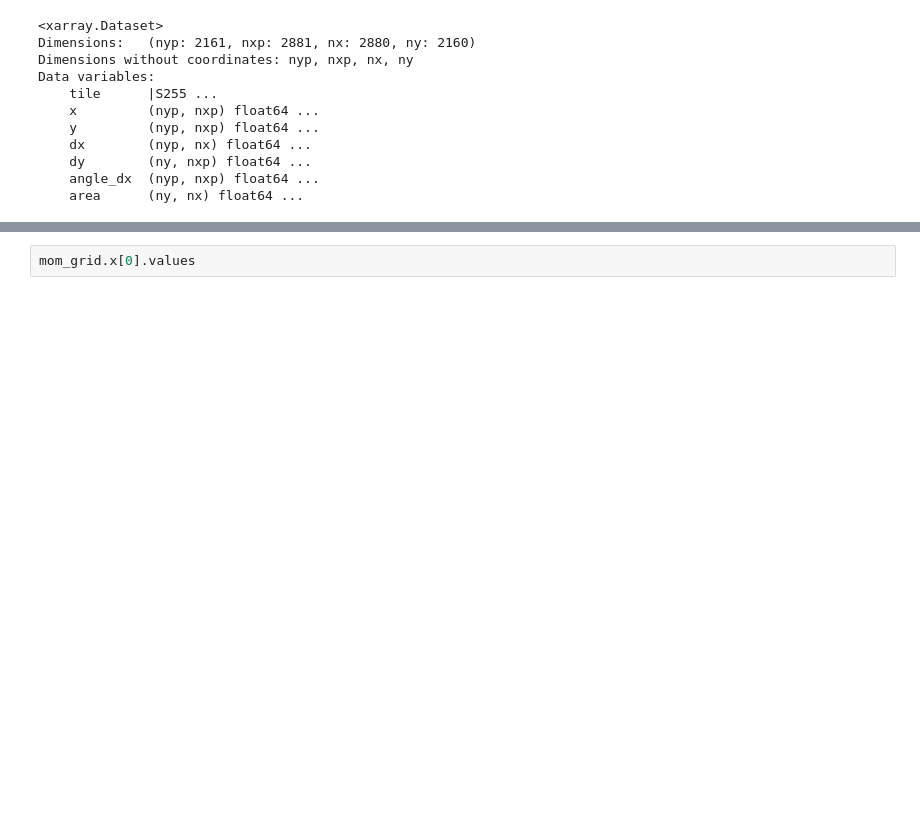
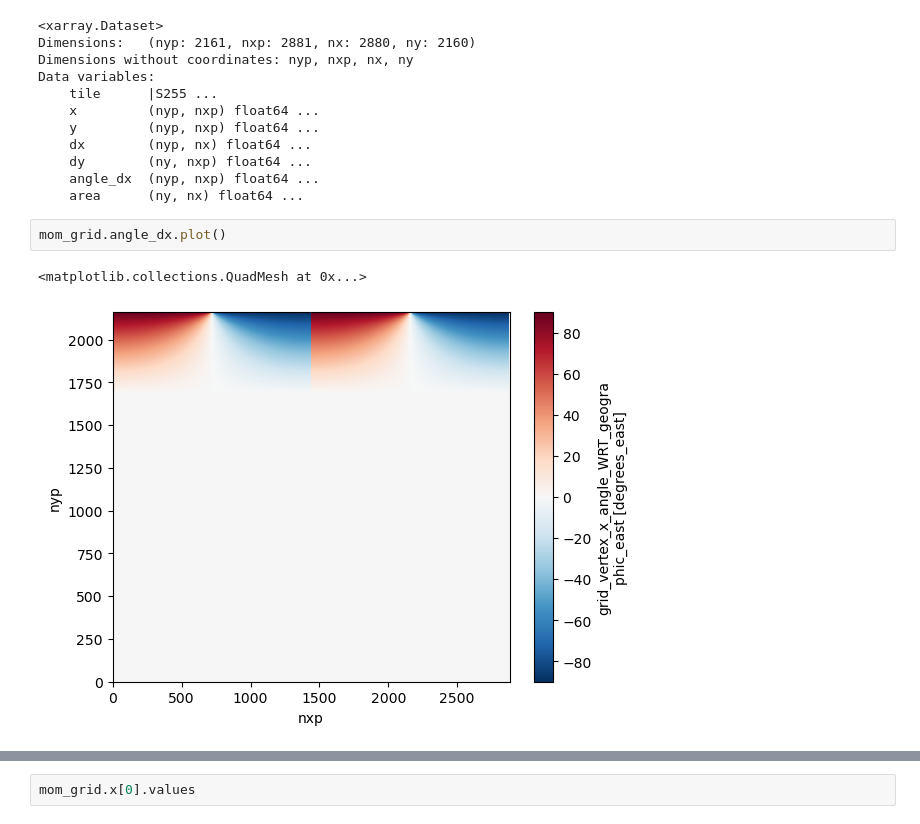
Before and after one commit to anton-seaice/sandbox, a Jupyter notebook: access_grid_source.ipynb, the cells around one changed output, grey strips where cells are left out. Cells and saved outputs as stored; diff of their text form; blank space fills up the shorter version.

```diff
--- a/access_grid_source.ipynb
+++ b/access_grid_source.ipynb
@@ -113,3 +140,8 @@ Data variables:
     dy        (ny, nxp) float64 ...
     angle_dx  (nyp, nxp) float64 ...
     area      (ny, nx) float64 ...
+# %%
+mom_grid.angle_dx.plot()
+# %% [output]
+<matplotlib.collections.QuadMesh at 0x...>
+[figure, added]
```
Also changed, not shown: parts of 23 cells of this notebook, 2 other files.
